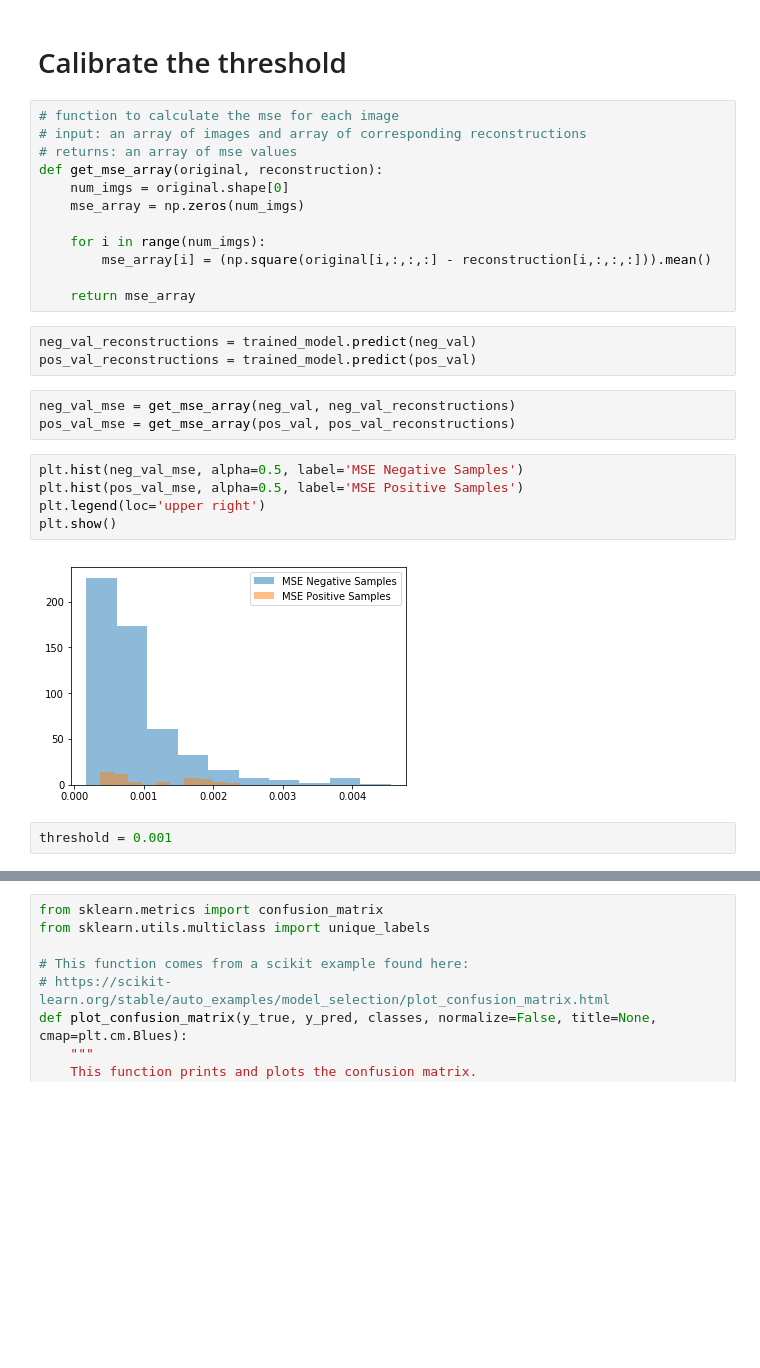
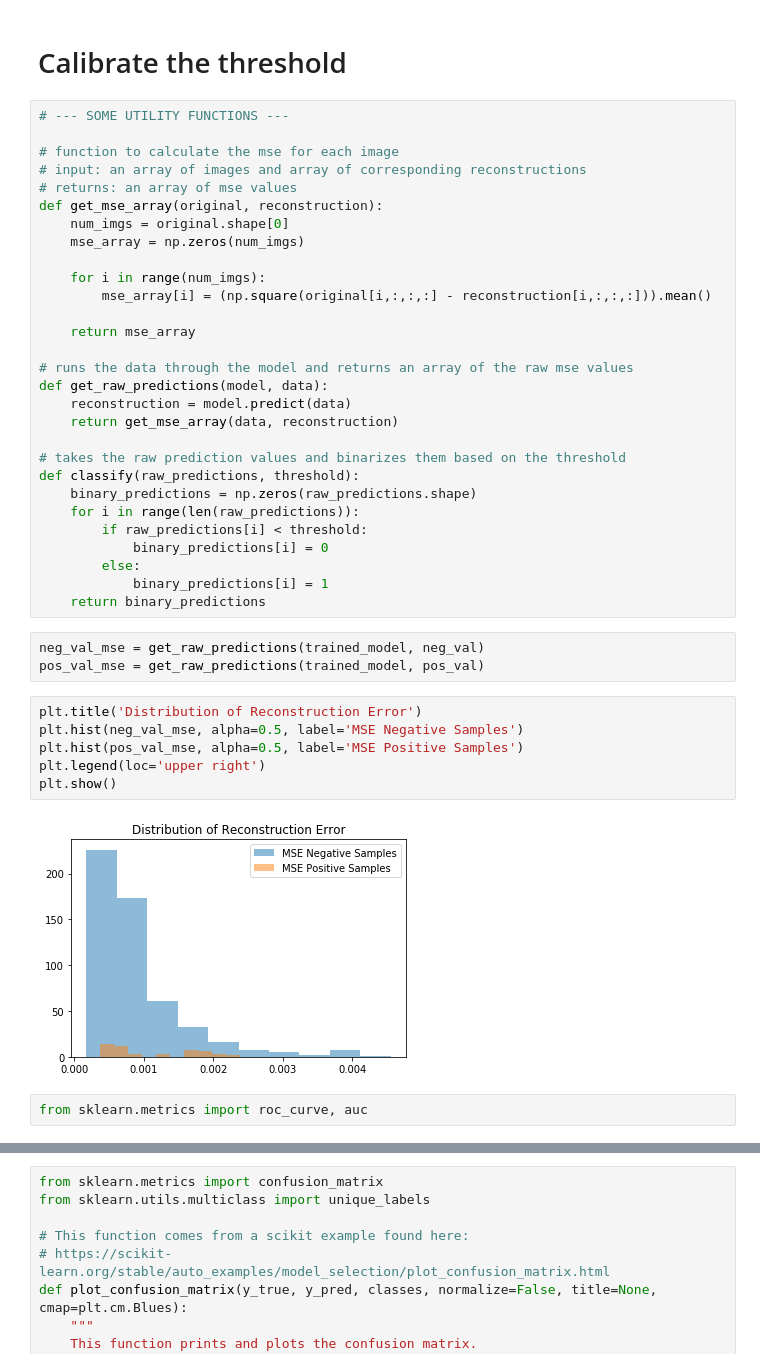
Before and after one commit to NanditaDamaraju/allergyDetection, a Jupyter notebook: ML Pipeline (Anomaly Detection).ipynb, the cells around one changed output, grey strips where cells are left out. Drawn from its saved outputs; the diff is of its cells as text; blank space fills up the shorter version.

```diff
--- a/ML Pipeline (Anomaly Detection).ipynb
+++ b/ML Pipeline (Anomaly Detection).ipynb
@@ -350,6 +350,8 @@ Epoch 5/10
 # %% [markdown]
 # Calibrate the threshold
 # %%
+# --- SOME UTILITY FUNCTIONS ---
+
 # function to calculate the mse for each image
 # input: an array of images and array of corresponding reconstructions
 # returns: an array of mse values
@@ -361,18 +363,31 @@ def get_mse_array(original, reconstruction):
         mse_array[i] = (np.square(original[i,:,:,:] - reconstruction[i,:,:,:])).mean()
 
     return mse_array
+
+# runs the data through the model and returns an array of the raw mse values
+def get_raw_predictions(model, data):
+    reconstruction = model.predict(data)
+    return get_mse_array(data, reconstruction)
+
+# takes the raw prediction values and binarizes them based on the threshold
+def classify(raw_predictions, threshold):
+    binary_predictions = np.zeros(raw_predictions.shape)
+    for i in range(len(raw_predictions)):
+        if raw_predictions[i] < threshold:
+            binary_predictions[i] = 0
+        else:
+            binary_predictions[i] = 1
+    return binary_predictions
 # %%
-neg_val_reconstructions = trained_model.predict(neg_val)
-pos_val_reconstructions = trained_model.predict(pos_val)
+neg_val_mse = get_raw_predictions(trained_model, neg_val)
+pos_val_mse = get_raw_predictions(trained_model, pos_val)
-# %%
-neg_val_mse = get_mse_array(neg_val, neg_val_reconstructions)
-pos_val_mse = get_mse_array(pos_val, pos_val_reconstructions)
 # %%
+plt.title('Distribution of Reconstruction Error')
 plt.hist(neg_val_mse, alpha=0.5, label='MSE Negative Samples')
 plt.hist(pos_val_mse, alpha=0.5, label='MSE Positive Samples')
 plt.legend(loc='upper right')
 plt.show()
 # %% [output]
-[figure, old version]
+[figure, new version]
-# %%
-threshold = 0.001
+# %%
+from sklearn.metrics import roc_curve, auc
```
Also changed, not shown: parts of 15 cells of this notebook.
